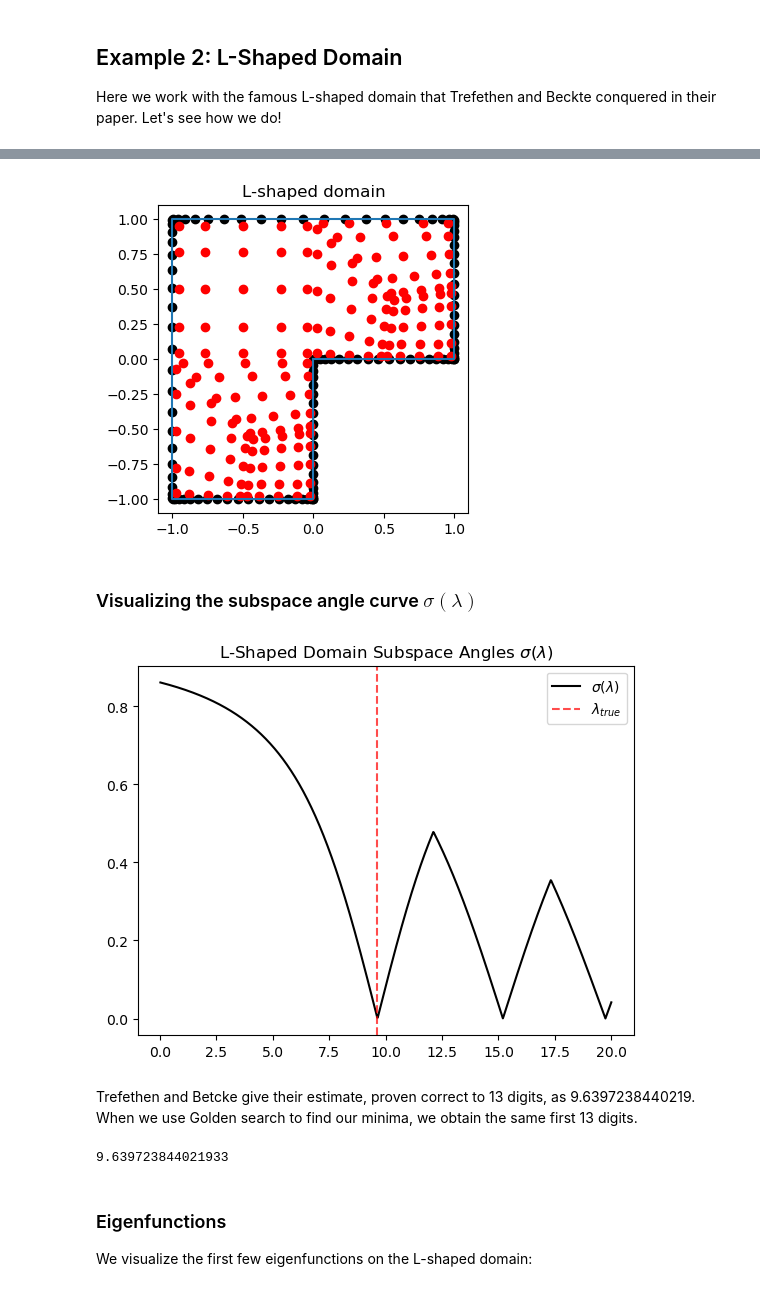
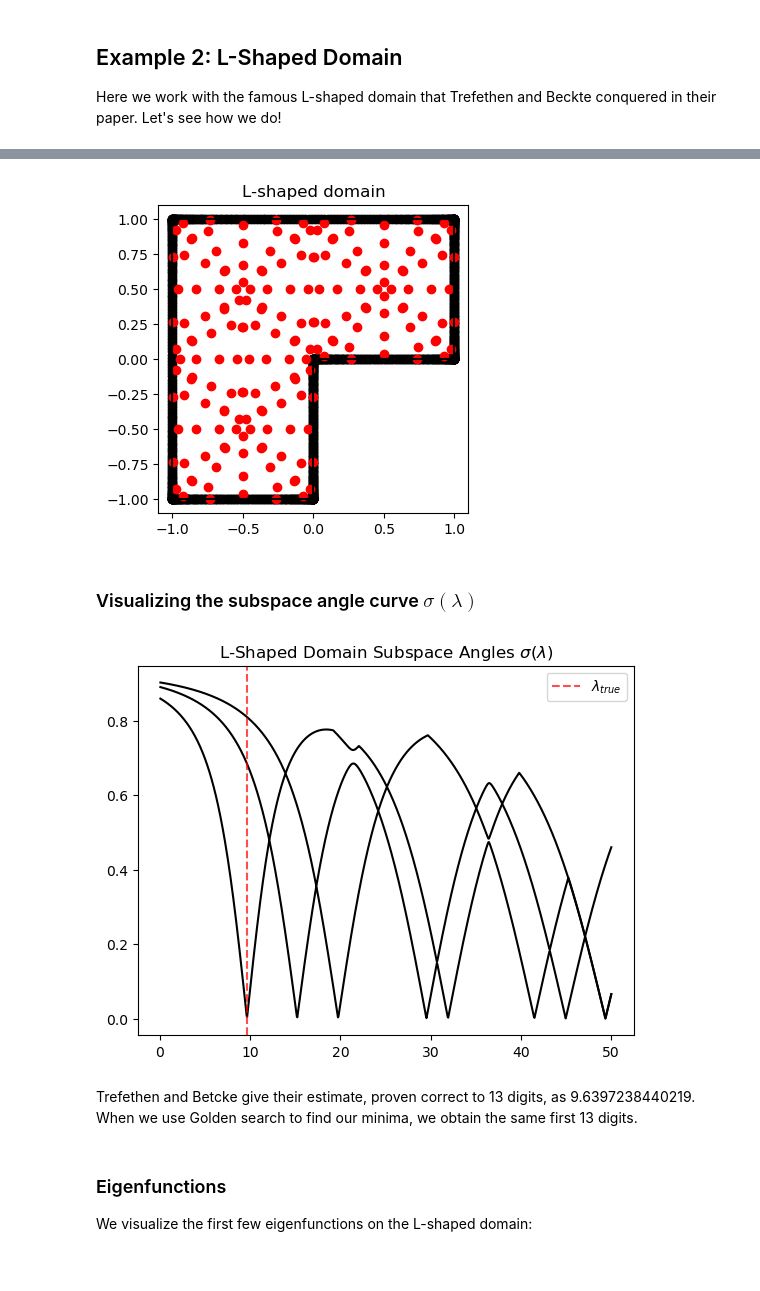
Before and after one commit to hjrrockies/lappy, a Jupyter notebook: jupyter_notebooks/pymps_demo.ipynb, the cells around one changed output, grey strips where cells are left out. Cells and saved outputs as stored; diff of their text form; code cells hidden in the pictures.

```diff
--- a/jupyter_notebooks/pymps_demo.ipynb
+++ b/jupyter_notebooks/pymps_demo.ipynb
@@ -53,7 +61,7 @@ Lambda = np.linspace(0,lambda_max,n_lambda)[1:]
 # compute sigma(lambda) for various lambda_
 sigma = []
 for lambda_ in Lambda:
-    sigma.append(EP_rect.weighted_subspace_sines(lambda_)[0])
+    sigma.append(EP_rect.sigma(lambda_))
 
 # identify which true eigenvalues are below lambda_max (for plotting)
 m_n = rect_eig_bound_idx(lambda_max,L,H)
@@ -228,12 +225,12 @@ x_v, y_v = [0,1,1,-1,-1,0], [0,0,1,1,-1,-1]
 L_vertices = np.array([x_v,y_v]).T
 
 # build quadrature mesh
-mesh = quadrilateral_mesh(L_vertices,1)
-int_nodes, int_weights = quad_quad(mesh,order=5)
-bdry_nodes, bdry_weights = boundary_nodes(L_vertices,20)
+mesh = triangular_mesh(L_vertices,1)
+int_nodes, int_weights = tri_quad8(mesh)
+bdry_nodes, bdry_weights = boundary_nodes(L_vertices,140)
 
 # construct eigenproblem object
 # we expand only around the rentrant corner
-EP_L = PolygonEP(L_vertices,[50,0,0,0,0,0],boundary_pts=30,boundary_method='even',bdry_nodes=bdry_nodes,
+EP_L = PolygonEP(L_vertices,[140,0,0,0,0,0],boundary_pts=140,boundary_method='even',bdry_nodes=bdry_nodes,
                     bdry_weights=bdry_weights,int_nodes=int_nodes,int_weights=int_weights)
 EP_L.rtol=0
@@ -264,40 +257,38 @@ plt.title('L-shaped domain')
 # plt.show()
 plt.savefig('figures/L_domain2.pdf')
 # %% [output]
-[figure, old version]
+[figure, new version]
 # %% [markdown]
 ### Visualizing the subspace angle curve $\sigma(\lambda)$
 # %%
 # get scalars up to lambda=lambda_max
-lambda_max = 20
+lambda_max = 50
 n_lambda = 1000
 Lambda = np.linspace(0,lambda_max,n_lambda)[1:]
 
 # compute sigma(lambda) for various lambda_
-sigma = []
+sines = []
 for lambda_ in Lambda:
-    sigma.append(EP_L.weighted_subspace_sines(lambda_)[0])
+    sines.append(EP_L.weighted_subspace_sines(lambda_))
+# %%
+sines = np.array(sines)
 # %%
 fig = plt.figure()
-plt.plot(Lambda,sigma,label='$\sigma(\lambda)$',c='k')
+plt.plot(Lambda,sines[:,:3],c='k')
 
 # plot vertical lines at true eigenvalues
 label = '$\lambda_{true}$'
 for lambda_ in [9.6397238440219]:
     plt.axvline(lambda_,c='r',linestyle='--',alpha=.7,label=label)
     label = None
 plt.legend()
 plt.title(f'L-Shaped Domain Subspace Angles $\sigma(\lambda)$')
 # plt.show()
 plt.savefig('figures/sigma_L.pdf')
 # %% [output]
-[figure, old version]
+[figure, new version]
 # %% [markdown]
 Trefethen and Betcke give their estimate, proven correct to 13 digits, as 9.6397238440219. When we use Golden search to find our minima, we obtain the same first 13 digits.
-# %%
-golden_search(EP_L.sigma,9,11)
-# %% [output]
-9.639723844021933
 # %% [markdown]
 ### Eigenfunctions
 
```
Also changed, not shown: parts of 26 cells of this notebook, 1 other file.
